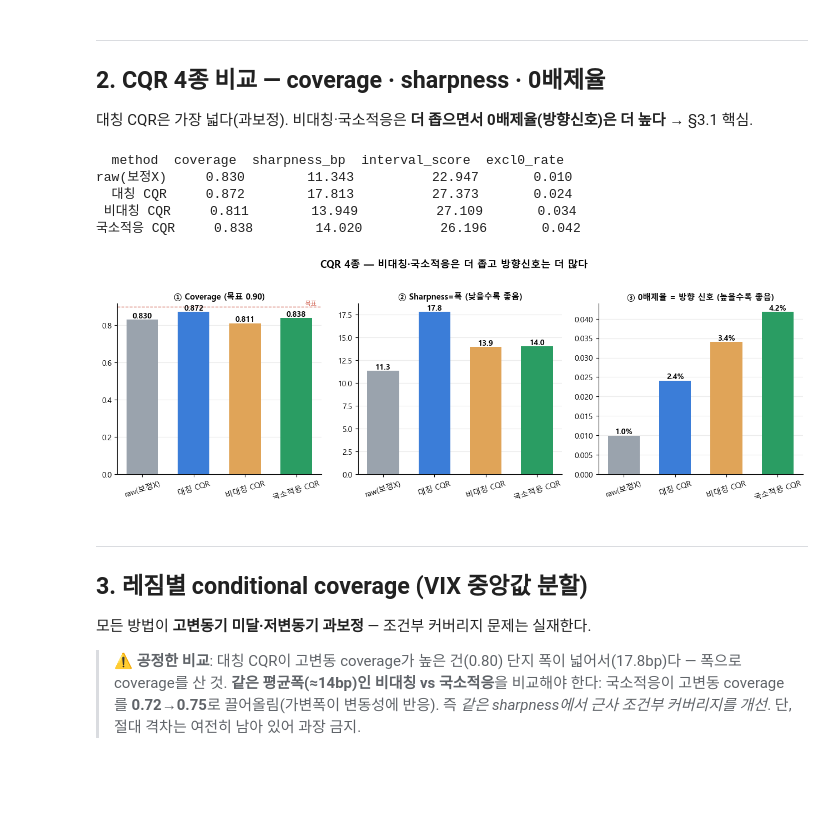
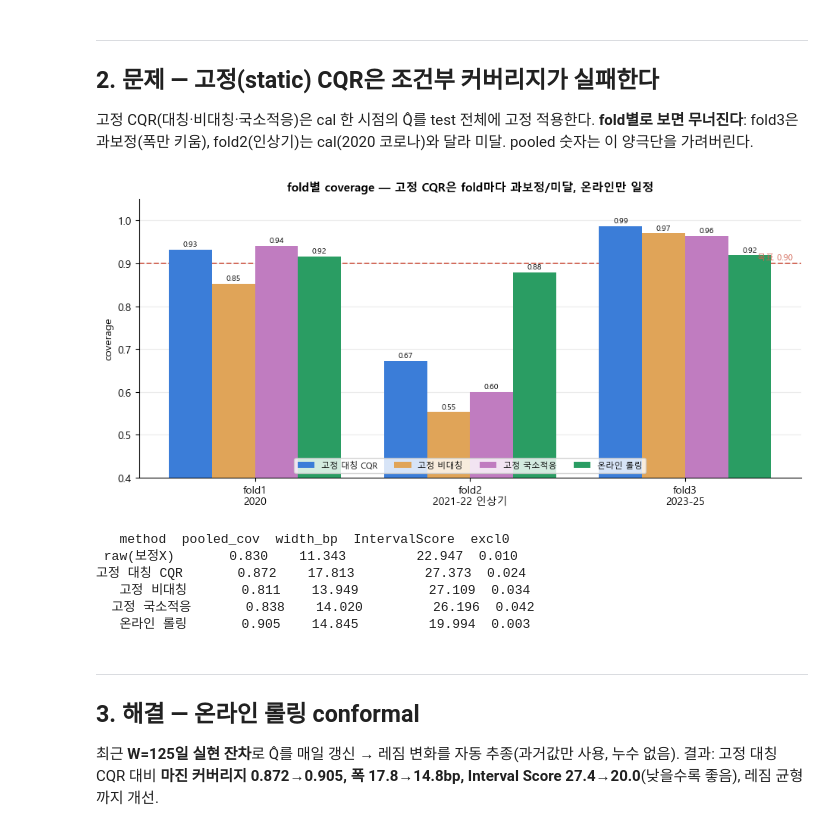
Before and after one commit to donguk77/macro-bond-forecast, a Jupyter notebook: notebooks/12_pred_interval_v3.ipynb, the cells around one changed output. Cells and saved outputs as stored; diff of their text form; code cells hidden in the pictures; blank space fills up the shorter version.

```diff
--- a/notebooks/12_pred_interval_v3.ipynb
+++ b/notebooks/12_pred_interval_v3.ipynb
@@ -64,43 +61,41 @@ raw 폭 변동계수(std/mean)=0.172 | 국소적응=0.400 (클수록 가변)
 # %% [markdown]
 ---
-## 2. CQR 4종 비교 — coverage · sharpness · 0배제율
+## 2. 문제 — 고정(static) CQR은 조건부 커버리지가 실패한다
 
-대칭 CQR은 가장 넓다(과보정). 비대칭·국소적응은 **더 좁으면서 0배제율(방향신호)은 더 높다** → §3.1 핵심.
+고정 CQR(대칭·비대칭·국소적응)은 cal 한 시점의 Q̂를 test 전체에 고정 적용한다. **fold별로 보면 무너진다**: fold3은 과보정(폭만 키움), fold2(인상기)는 cal(2020 코로나)와 달라 미달. pooled 숫자는 이 양극단을 가려버린다.
 # %%
+folds=['fold1','fold2','fold3']; ms=['sym','asym','local','online']
+fig,ax=plt.subplots(figsize=(9.5,4.6))
+x=np.arange(len(folds)); w=0.2
+for j,m in enumerate(ms):
+    covs=[]
+    for f in folds:
+        g=iv[iv['fold']==f]; yy=g['y_true'].values
+        covs.append(float(((yy>=g[f'{m}_lo'])&(yy<=g[f'{m}_hi'])).mean()))
+    b=ax.bar(x+(j-1.5)*w, covs, w, color=C[m], label=NM[m], zorder=3)
+    for bb,v in zip(b,covs): ax.text(bb.get_x()+bb.get_width()/2, v+0.005, f'{v:.2f}', ha='center', va='bottom', fontsize=7.5)
+ax.axhline(0.90, color='#d1604f', ls='--', lw=1.3); ax.text(2.5,0.91,'목표 0.90',color='#d1604f',fontsize=8,ha='right')
+ax.set_xticks(x); ax.set_xticklabels(['fold1\n2020','fold2\n2021-22 인상기','fold3\n2023-25']); ax.set_ylim(0.4,1.05)
+ax.set_ylabel('coverage'); ax.set_title('fold별 coverage — 고정 CQR은 fold마다 과보정/미달, 온라인만 일정', fontweight='bold', fontsize=11, pad=8)
+ax.legend(fontsize=8, ncol=4, loc='lower center'); ax.spines[['top','right']].set_visible(False); ax.grid(axis='y',alpha=0.25,zorder=0)
+plt.tight_layout(); plt.savefig(FIG/'12_perfold_coverage.png', dpi=150, bbox_inches='tight'); plt.show()
+# 표
 rows=[]
-for m in ['raw','sym','asym','local']:
+for m in ['raw','sym','asym','local','online']:
     lo,hi=iv[f'{m}_lo'].values, iv[f'{m}_hi'].values
-    rows.append({'method':NM[m],'coverage':cov(lo,hi),'sharpness_bp':width(lo,hi),'interval_score':iscore(lo,hi),'excl0_rate':excl0(lo,hi)})
-summ=pd.DataFrame(rows); print(summ.to_string(index=False, float_format=lambda v:f'{v:.3f}'))
-
-ms=['raw','sym','asym','local']; cols=[C[m] for m in ms]; labs=[NM[m] for m in ms]
-fig,axes=plt.subplots(1,3,figsize=(13,4.4))
-covs=[cov(iv[f'{m}_lo'],iv[f'{m}_hi']) for m in ms]
-wids=[width(iv[f'{m}_lo'],iv[f'{m}_hi']) for m in ms]
-e0s =[excl0(iv[f'{m}_lo'],iv[f'{m}_hi']) for m in ms]
-for ax,(vals,ttl,fmt,extra) in zip(axes,[
-        (covs,'① Coverage (목표 0.90)','{:.3f}',0.90),
-        (wids,'② Sharpness=폭 (낮을수록 좋음)','{:.1f}',None),
-        (e0s,'③ 0배제율 = 방향 신호 (높을수록 좋음)','{:.1%}',None)]):
-    b=ax.bar(labs, vals, color=cols, width=0.62, zorder=3)
-    for bb,v in zip(b,vals): ax.text(bb.get_x()+bb.get_width()/2, v, fmt.format(v), ha='center', va='bottom', fontsize=10, fontweight='bold')
-    if extra is not None: ax.axhline(extra, color='#d1604f', ls='--', lw=1); ax.text(3.4, extra, '목표', color='#d1604f', fontsize=8, ha='right', va='bottom')
-    ax.set_title(ttl, fontweight='bold', fontsize=10.5); ax.spines[['top','right']].set_visible(False); ax.grid(axis='y',alpha=0.25,zorder=0)
-    ax.tick_params(axis='x', rotation=18)
-fig.suptitle('CQR 4종 — 비대칭·국소적응은 더 좁고 방향신호는 더 많다', fontweight='bold', fontsize=13, y=1.02)
-plt.tight_layout(); plt.savefig(FIG/'12_cqr_comparison.png', dpi=150, bbox_inches='tight'); plt.show()
+    rows.append({'method':NM[m],'pooled_cov':cov(lo,hi),'width_bp':width(lo,hi),'IntervalScore':iscore(lo,hi),'excl0':excl0(lo,hi)})
+print(pd.DataFrame(rows).to_string(index=False, float_format=lambda v:f'{v:.3f}'))
 # %% [output]
+[figure, new version]
-  method  coverage  sharpness_bp  interval_score  excl0_rate
-raw(보정X)     0.830        11.343          22.947       0.010
-  대칭 CQR     0.872        17.813          27.373       0.024
- 비대칭 CQR     0.811        13.949          27.109       0.034
-국소적응 CQR     0.838        14.020          26.196       0.042
+   method  pooled_cov  width_bp  IntervalScore  excl0
+ raw(보정X)       0.830    11.343         22.947  0.010
+고정 대칭 CQR       0.872    17.813         27.373  0.024
+   고정 비대칭       0.811    13.949         27.109  0.034
+  고정 국소적응       0.838    14.020         26.196  0.042
+   온라인 롤링       0.905    14.845         19.994  0.003
-[figure, old version]
 # %% [markdown]
 ---
-## 3. 레짐별 conditional coverage (VIX 중앙값 분할)
+## 3. 해결 — 온라인 롤링 conformal
 
-모든 방법이 **고변동기 미달·저변동기 과보정** — 조건부 커버리지 문제는 실재한다.
-
-> ⚠️ **공정한 비교**: 대칭 CQR이 고변동 coverage가 높은 건(0.80) 단지 폭이 넓어서(17.8bp)다 — 폭으로 coverage를 산 것. **같은 평균폭(≈14bp)인 비대칭 vs 국소적응**을 비교해야 한다: 국소적응이 고변동 coverage를 **0.72→0.75**로 끌어올림(가변폭이 변동성에 반응). 즉 *같은 sharpness에서 근사 조건부 커버리지를 개선*. 단, 절대 격차는 여전히 남아 있어 과장 금지.
+최근 **W=125일 실현 잔차**로 Q̂를 매일 갱신 → 레짐 변화를 자동 추종(과거값만 사용, 누수 없음). 결과: 고정 대칭 CQR 대비 **마진 커버리지 0.872→0.905, 폭 17.8→14.8bp, Interval Score 27.4→20.0**(낮을수록 좋음), 레짐 균형까지 개선.
 # %%
```
Also changed, not shown: parts of 8 cells of this notebook, 11 other files.
